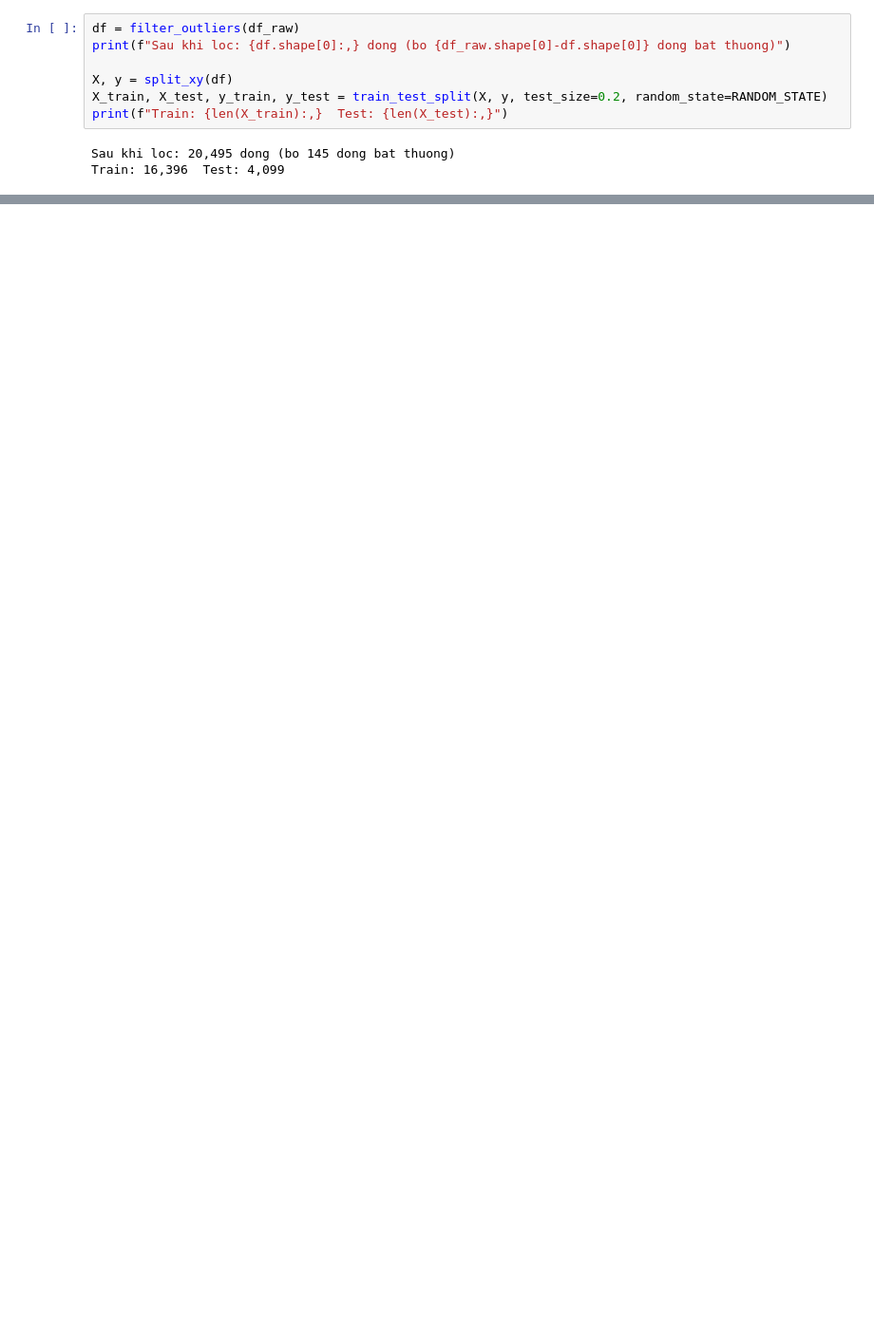
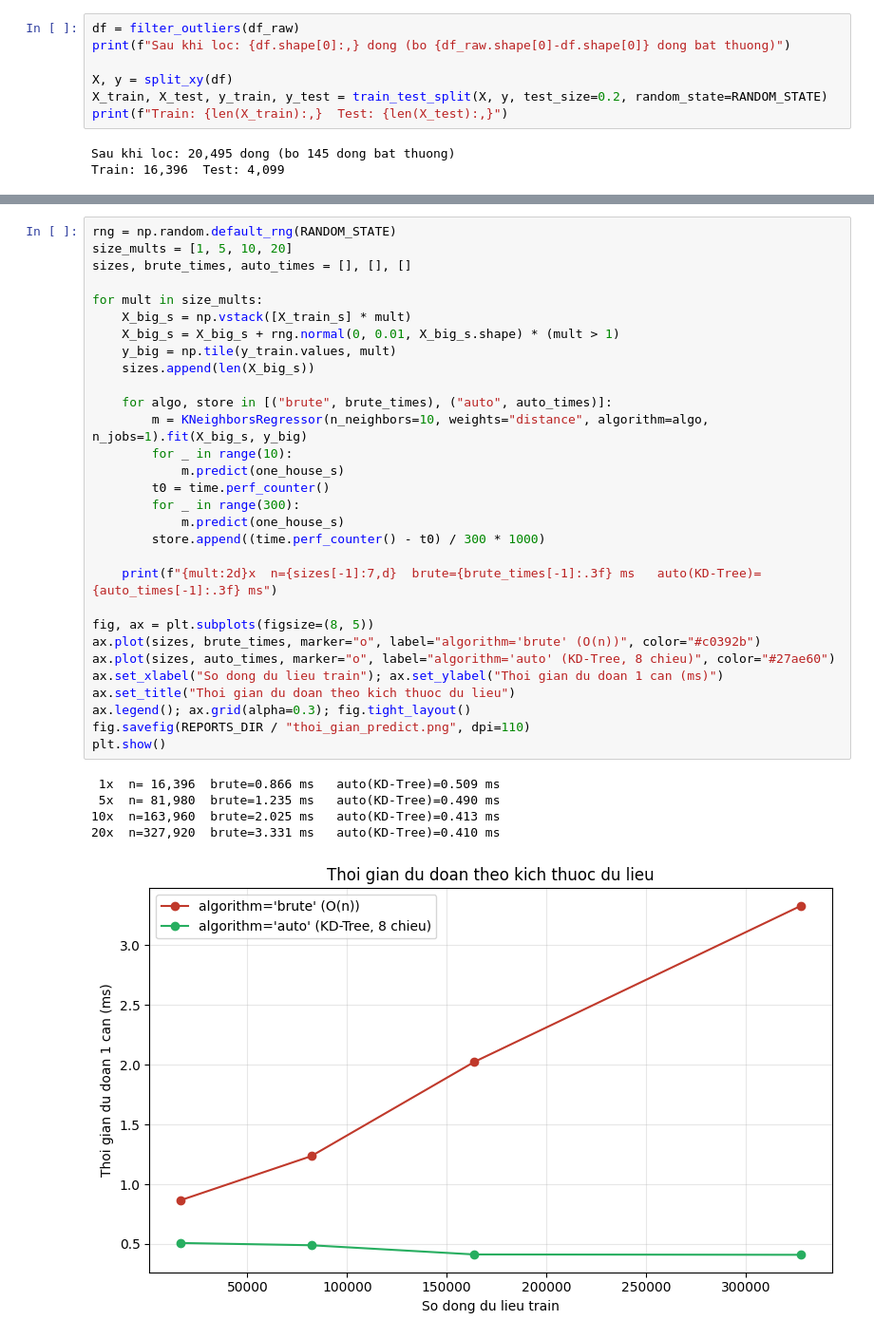
Before and after one commit to linhsand/CatLinh_lab_Machinelearning, a Jupyter notebook: 01-Hoc-May/02-Hoi-quy/TT-21-KNN-Regressor/notebooks/knn_regressor_housing.ipynb, the cells around one changed output, grey strips where cells are left out. Shown at 95% size. Saved outputs shown, nothing was run; the diff lists cells and outputs as text; blank space fills up the shorter version.

```diff
--- a/01-Hoc-May/02-Hoi-quy/TT-21-KNN-Regressor/notebooks/knn_regressor_housing.ipynb
+++ b/01-Hoc-May/02-Hoi-quy/TT-21-KNN-Regressor/notebooks/knn_regressor_housing.ipynb
@@ -545,0 +626,36 @@ trung dau vao cho XGBoost.
+# %%
+rng = np.random.default_rng(RANDOM_STATE)
+size_mults = [1, 5, 10, 20]
+sizes, brute_times, auto_times = [], [], []
+
+for mult in size_mults:
+    X_big_s = np.vstack([X_train_s] * mult)
+    X_big_s = X_big_s + rng.normal(0, 0.01, X_big_s.shape) * (mult > 1)
+    y_big = np.tile(y_train.values, mult)
+    sizes.append(len(X_big_s))
+
+    for algo, store in [("brute", brute_times), ("auto", auto_times)]:
+        m = KNeighborsRegressor(n_neighbors=10, weights="distance", algorithm=algo, n_jobs=1).fit(X_big_s, y_big)
+        for _ in range(10):
+            m.predict(one_house_s)
+        t0 = time.perf_counter()
+        for _ in range(300):
+            m.predict(one_house_s)
+        store.append((time.perf_counter() - t0) / 300 * 1000)
+
+    print(f"{mult:2d}x  n={sizes[-1]:7,d}  brute={brute_times[-1]:.3f} ms   auto(KD-Tree)={auto_times[-1]:.3f} ms")
+
+fig, ax = plt.subplots(figsize=(8, 5))
+ax.plot(sizes, brute_times, marker="o", label="algorithm='brute' (O(n))", color="#c0392b")
+ax.plot(sizes, auto_times, marker="o", label="algorithm='auto' (KD-Tree, 8 chieu)", color="#27ae60")
+ax.set_xlabel("So dong du lieu train"); ax.set_ylabel("Thoi gian du doan 1 can (ms)")
+ax.set_title("Thoi gian du doan theo kich thuoc du lieu")
+ax.legend(); ax.grid(alpha=0.3); fig.tight_layout()
+fig.savefig(REPORTS_DIR / "thoi_gian_predict.png", dpi=110)
+plt.show()
+# %% [output]
+ 1x  n= 16,396  brute=0.866 ms   auto(KD-Tree)=0.509 ms
+ 5x  n= 81,980  brute=1.235 ms   auto(KD-Tree)=0.490 ms
+10x  n=163,960  brute=2.025 ms   auto(KD-Tree)=0.413 ms
+20x  n=327,920  brute=3.331 ms   auto(KD-Tree)=0.410 ms
+[figure, added]
```
Also changed, not shown: parts of 77 cells of this notebook, 16 other files.
